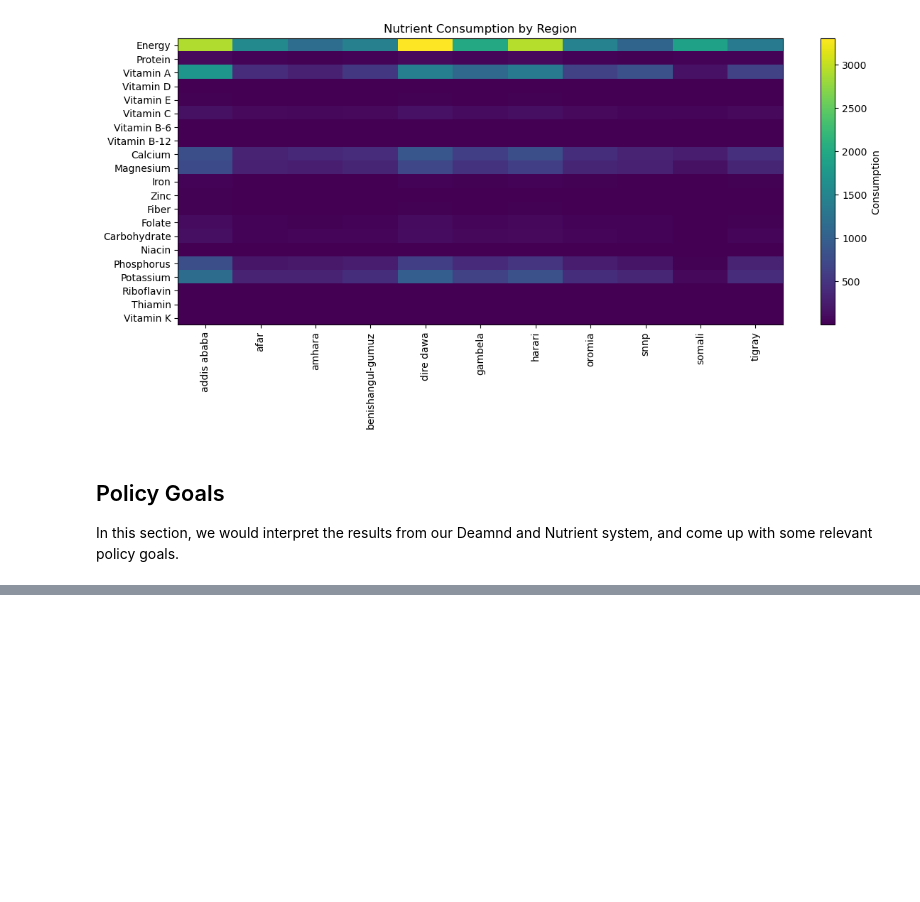
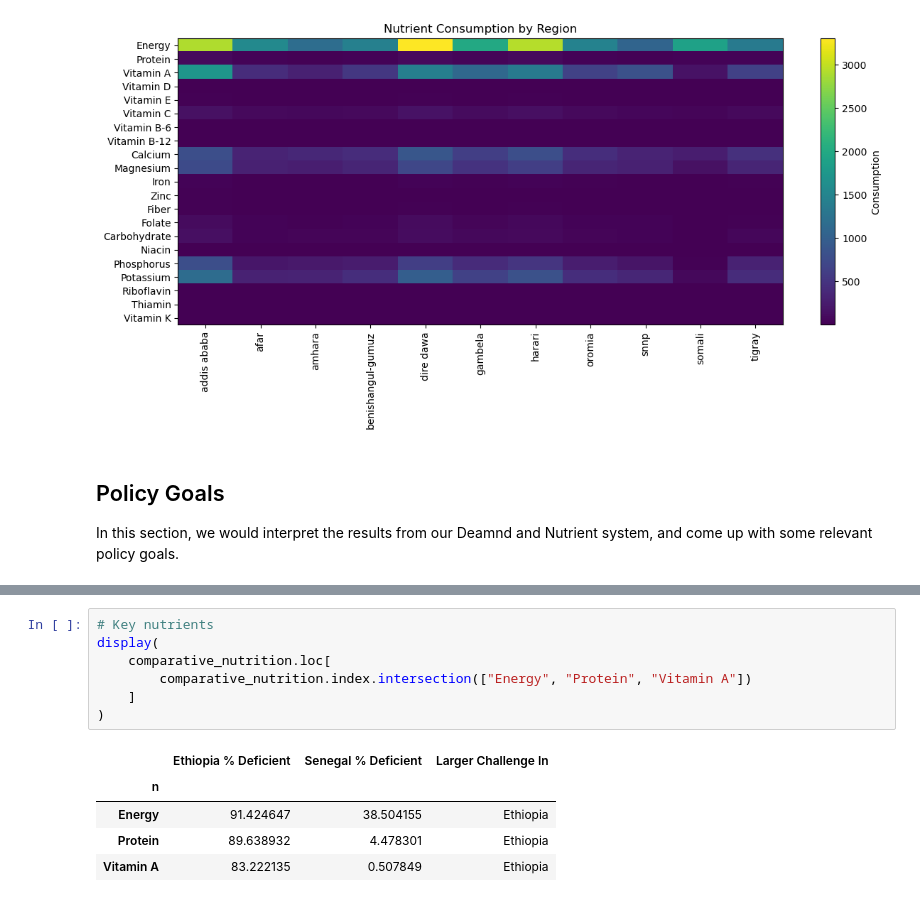
Before and after one commit to IvanChan511/EEP_153_Project_4, a Jupyter notebook: Compiled_Code_Notebook.ipynb, the cells around one changed output, grey strips where cells are left out. Saved outputs shown, nothing was run; the diff lists cells and outputs as text; blank space fills up the shorter version.

```diff
--- a/Compiled_Code_Notebook.ipynb
+++ b/Compiled_Code_Notebook.ipynb
@@ -1256,0 +1348,13 @@ In this section, we would interpret the results from our Deamnd and Nutrient sys
+# %%
+# Key nutrients
+display(
+    comparative_nutrition.loc[
+        comparative_nutrition.index.intersection(["Energy", "Protein", "Vitamin A"])
+    ]
+)
+# %% [output]
+|  | Ethiopia % Deficient | Senegal % Deficient | Larger Challenge In |
+| n |  |  |  |
+| Energy | 91.424647 | 38.504155 | Ethiopia |
+| Protein | 89.638932 | 4.478301 | Ethiopia |
+| Vitamin A | 83.222135 | 0.507849 | Ethiopia |
```
Also changed, not shown: parts of 12 cells of this notebook.
